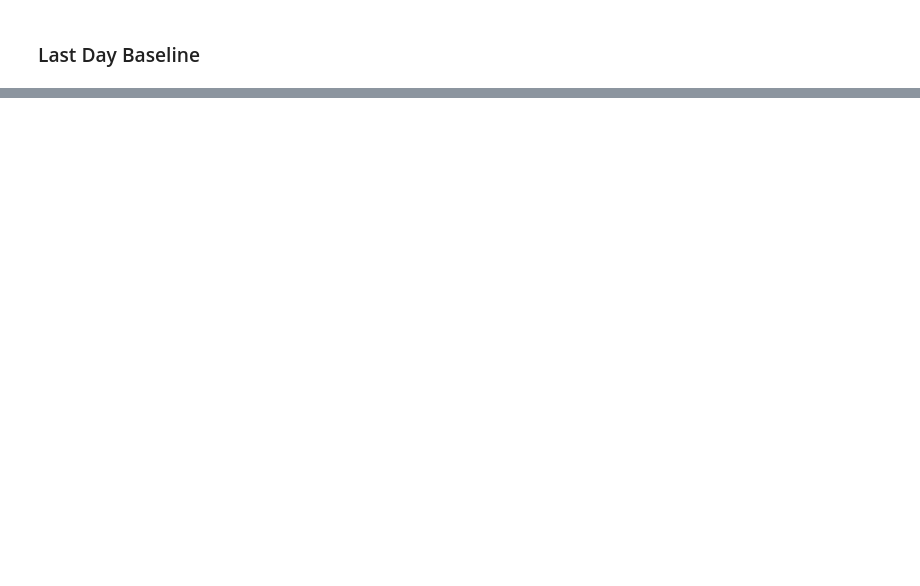
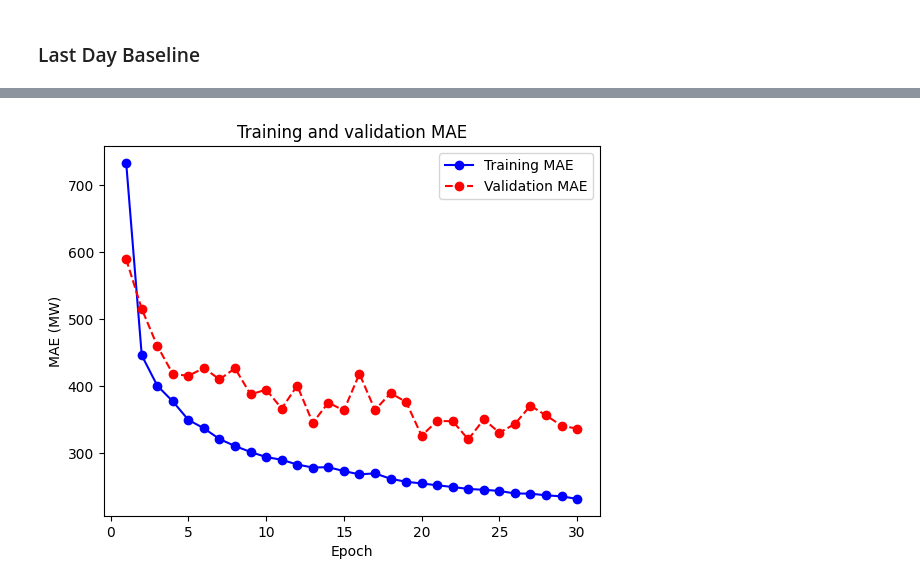
Before and after one commit to daniiprietoo/DL-P2-RNNs, a Jupyter notebook: P2_RNNs.ipynb, the cells around one changed output, grey strips where cells are left out. Drawn from its saved outputs; the diff is of its cells as text; code cells hidden in the pictures; blank space fills up the shorter version.

```diff
--- a/P2_RNNs.ipynb
+++ b/P2_RNNs.ipynb
@@ -159,0 +372,17 @@ KeyError: -1
+# %%
+import keras
+from keras import layers
+
+inputs = keras.Input(shape=(sequence_length, train_df_scaled.shape[-1]))
+x = layers.LSTM(64)(inputs)
+outputs = layers.Dense(1)(x)
+model = keras.Model(inputs, outputs)
+
+callbacks = [
+    keras.callbacks.ModelCheckpoint("jena_lstm.keras", save_best_only=True)
+]
+model.compile(optimizer="rmsprop", loss="mse", metrics=["mae"])
+history_lstm = model.fit(train_ds, epochs=epochs, validation_data=val_ds, callbacks=callbacks)
+
+model = keras.models.load_model("jena_lstm.keras")
+print(f"Test MAE: {model.evaluate(test_ds)[1] * std_total:.2f}")
@@ -159,0 +407,4 @@ KeyError: -1
+# %%
+plot_mae(history_lstm, std=std_total)
+# %% [output]
+[figure, added]
```
Also changed, not shown: parts of 30 cells of this notebook, 10 other files.
